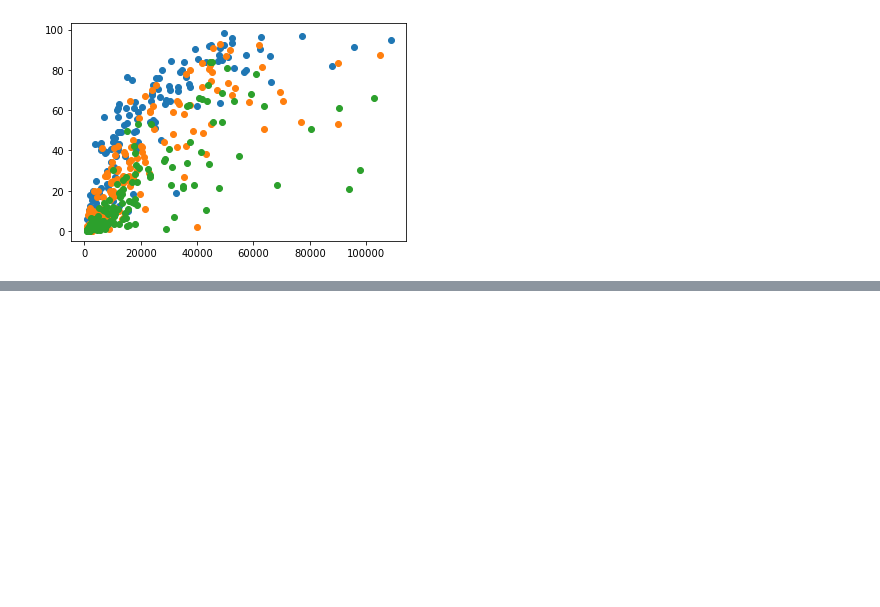
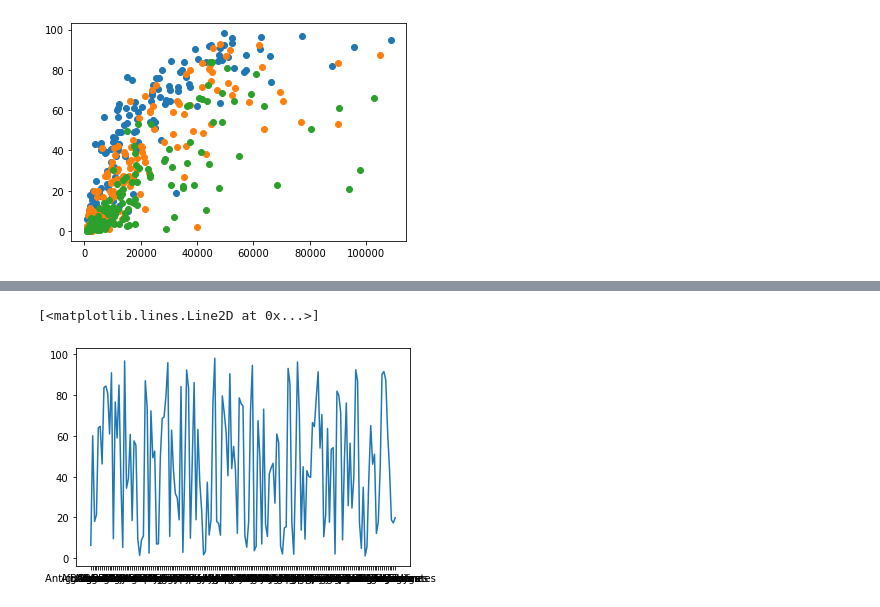
Before and after one commit to Dphills741/GDP-vs-Internet-Usage--Python, a Jupyter notebook: Notebook/Current Notebook.ipynb, the cells around one changed output, grey strips where cells are left out. Cells and saved outputs as stored; diff of their text form; code cells hidden in the pictures; blank space fills up the shorter version.

```diff
--- a/Notebook/Current Notebook.ipynb
+++ b/Notebook/Current Notebook.ipynb
@@ -240,0 +265,5 @@ plt.scatter(gdp_int_2004.GDP_Per_Capita , gdp_int_2004.Internet_Users_Pct )
+# %%
+plt.plot(gdp_int_2014.Country,gdp_int_2014.Internet_Users_Pct)
+# %% [output]
+[<matplotlib.lines.Line2D at 0x...>]
+[figure, added]
```
Also changed, not shown: parts of 18 cells of this notebook.
